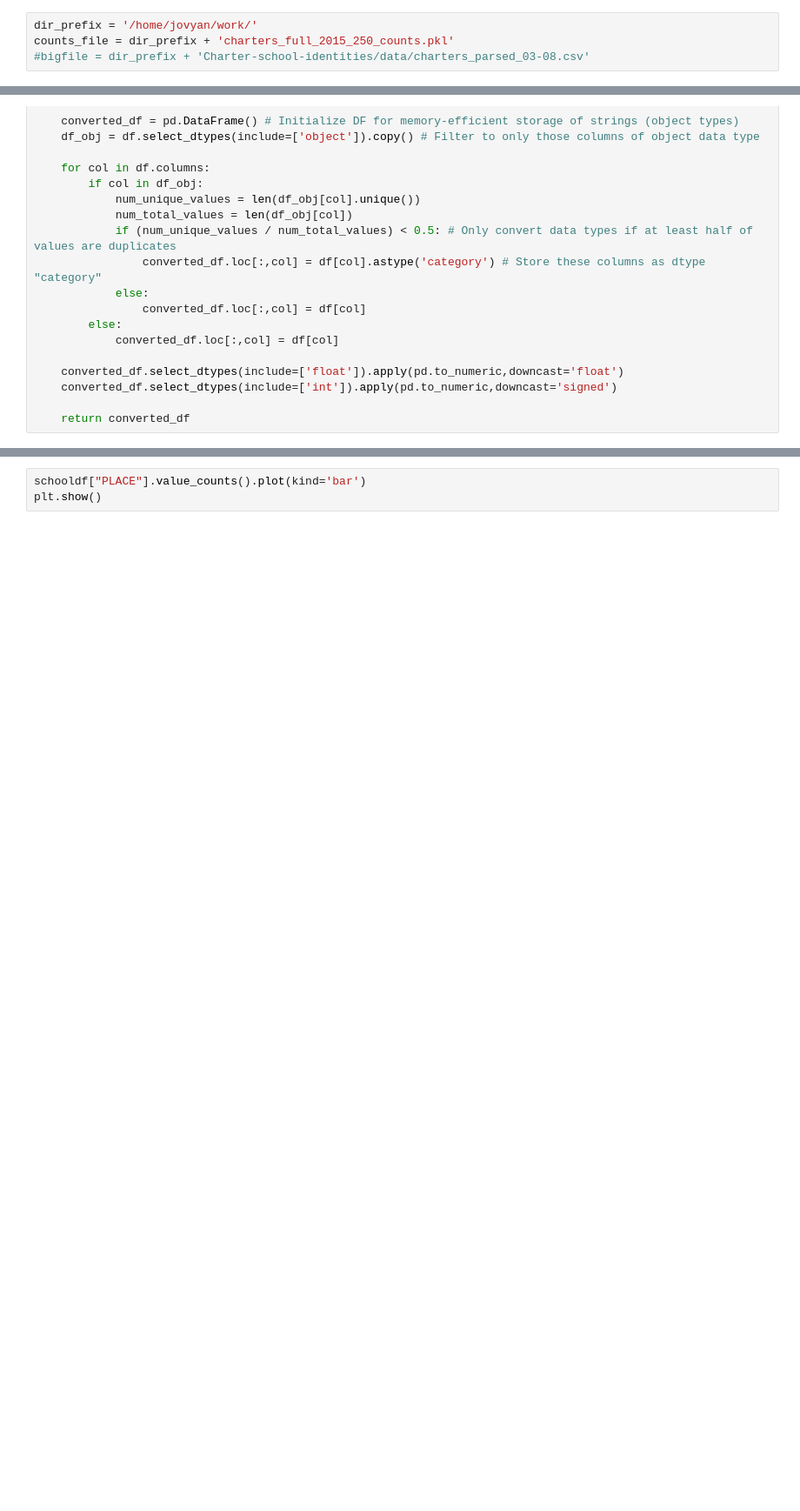
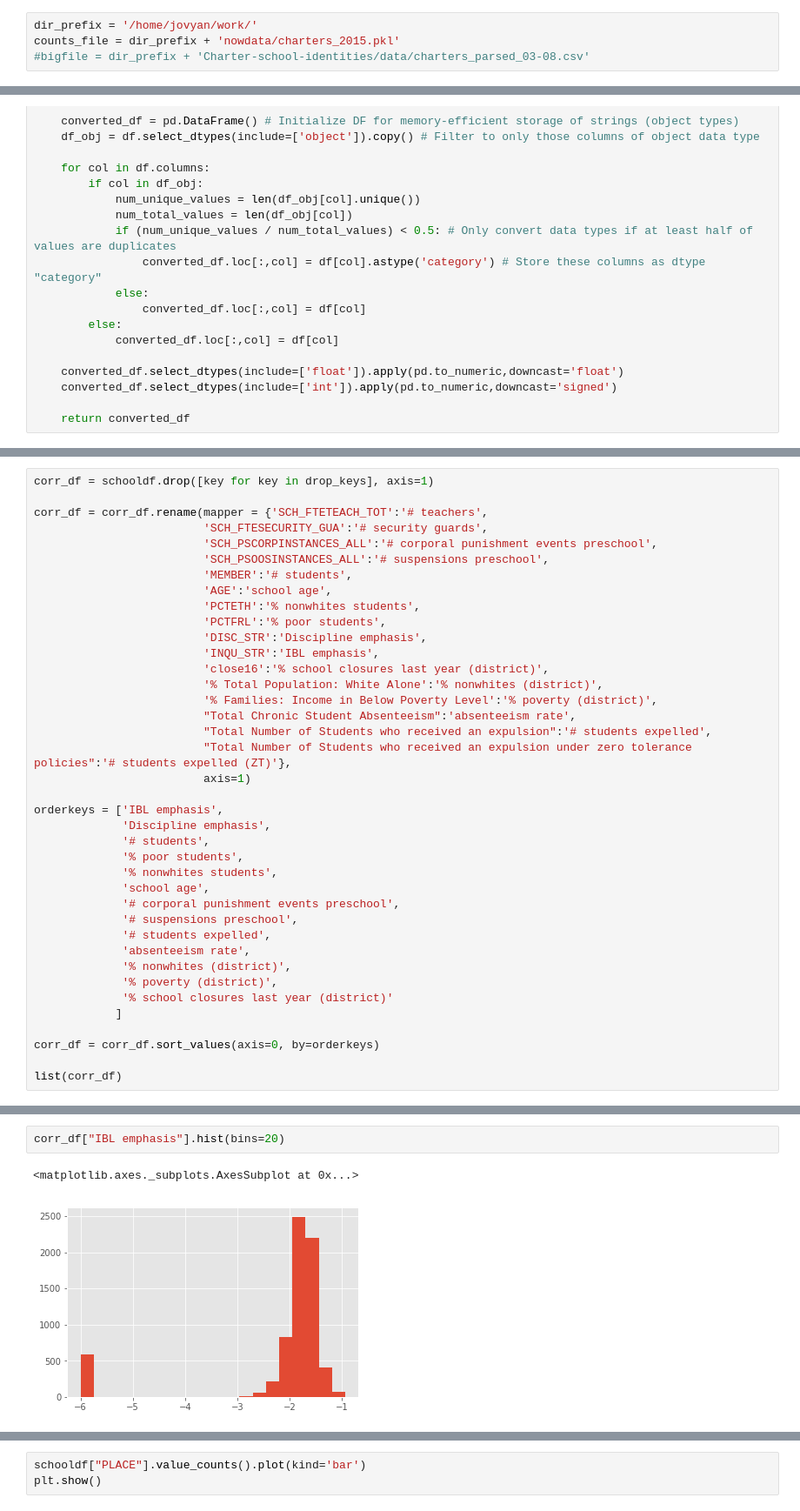
Before and after one commit to jhaber-zz/archive, a Jupyter notebook: data/data_visualization.ipynb, the cells around one changed output, grey strips where cells are left out. Shown: that part at 87% size. Drawn from its saved outputs; the diff is of its cells as text; blank space fills up the shorter version.

```diff
--- a/data/data_visualization.ipynb
+++ b/data/data_visualization.ipynb
@@ -18,7 +18,7 @@ matplotlib.style.use('ggplot')
 Populating the interactive namespace from numpy and matplotlib
 # %%
 dir_prefix = '/home/jovyan/work/'
-counts_file = dir_prefix + 'charters_full_2015_250_counts.pkl'
+counts_file = dir_prefix + 'nowdata/charters_2015.pkl'
 #bigfile = dir_prefix + 'Charter-school-identities/data/charters_parsed_03-08.csv'
 # %%
 #tempdf = pd.read_csv(bigfile, iterator="True", sep='\t')
@@ -96,0 +204,39 @@ corr_df = schooldf.drop([key for key in drop_keys], axis=1)
+# %%
+corr_df = schooldf.drop([key for key in drop_keys], axis=1)
+
+corr_df = corr_df.rename(mapper = {'SCH_FTETEACH_TOT':'# teachers',
+                         'SCH_FTESECURITY_GUA':'# security guards',
+                         'SCH_PSCORPINSTANCES_ALL':'# corporal punishment events preschool',
+                         'SCH_PSOOSINSTANCES_ALL':'# suspensions preschool',
+                         'MEMBER':'# students',
+                         'AGE':'school age',
+                         'PCTETH':'% nonwhites students',
+                         'PCTFRL':'% poor students',
+                         'DISC_STR':'Discipline emphasis',
+                         'INQU_STR':'IBL emphasis',
+                         'close16':'% school closures last year (district)',
+                         '% Total Population: White Alone':'% nonwhites (district)',
+                         '% Families: Income in Below Poverty Level':'% poverty (district)',
+                         "Total Chronic Student Absenteeism":'absenteeism rate',
+                         "Total Number of Students who received an expulsion":'# students expelled',
+                         "Total Number of Students who received an expulsion under zero tolerance policies":'# students expelled (ZT)'},
+                         axis=1)
+
+orderkeys = ['IBL emphasis',
+             'Discipline emphasis',
+             '# students',
+             '% poor students',
+             '% nonwhites students',
+             'school age',
+             '# corporal punishment events preschool',
+             '# suspensions preschool',
+             '# students expelled',
+             'absenteeism rate',
+             '% nonwhites (district)',
+             '% poverty (district)',
+             '% school closures last year (district)'
+            ]
+
+corr_df = corr_df.sort_values(axis=0, by=orderkeys)
+
+list(corr_df)
@@ -97 +257,6 @@ corr_df = schooldf.drop([key for key in drop_keys], axis=1)
+# %%
+corr_df["IBL emphasis"].hist(bins=20)
+# %% [output]
+<matplotlib.axes._subplots.AxesSubplot at 0x...>
+[figure, added]
 # %%
```
Also changed, not shown: parts of 17 cells of this notebook, 1 other file.
